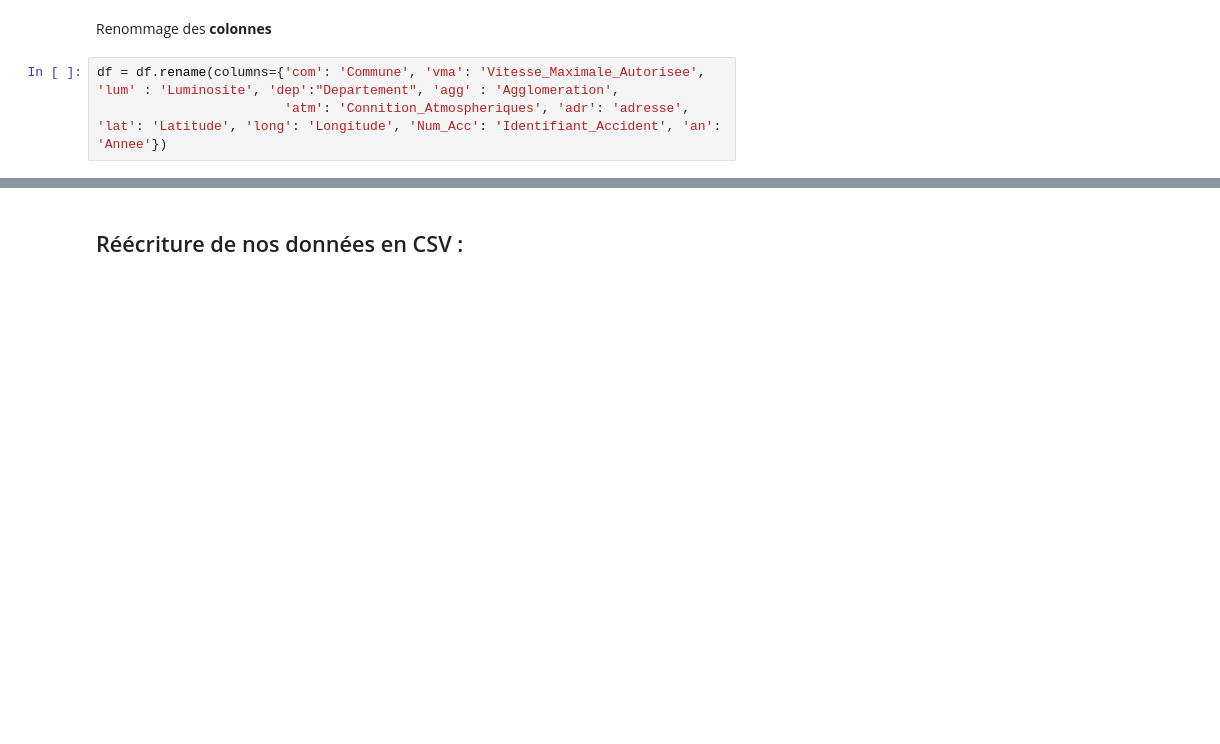
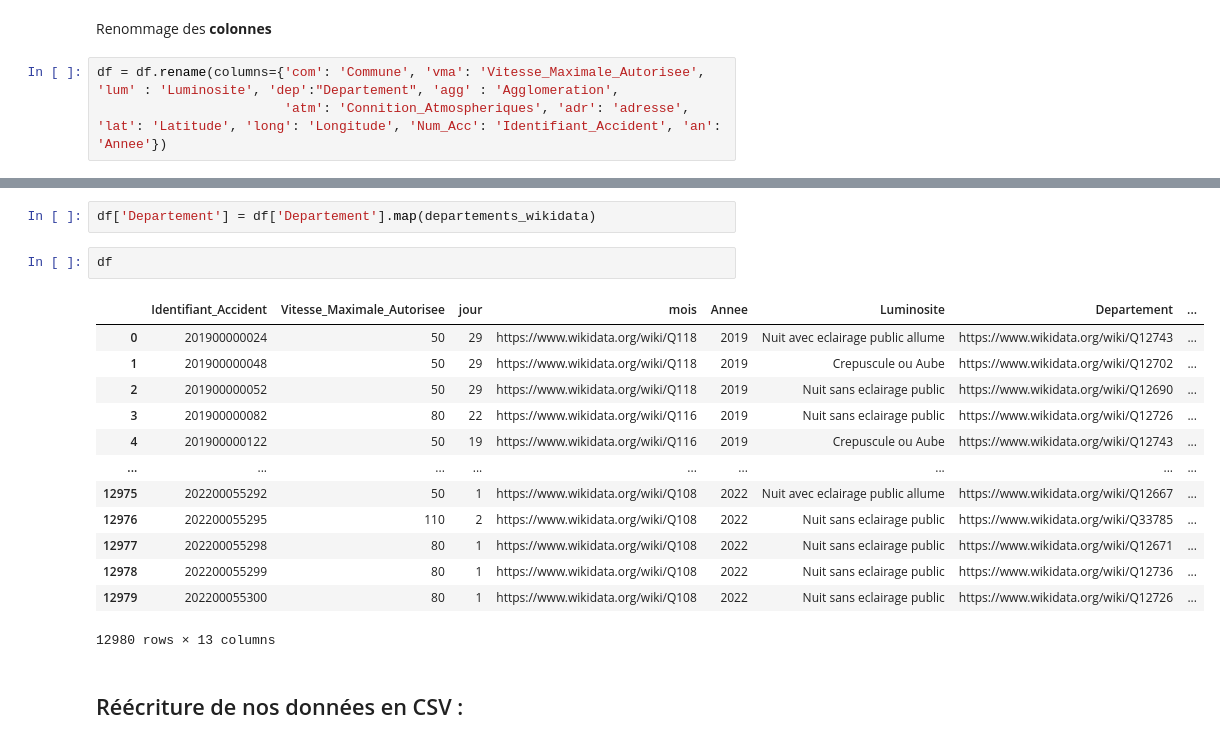
Before and after one commit to YannisCHUPIN/SemanticWebProject, a Jupyter notebook: PreparationDonnees.ipynb, the cells around one changed output, grey strips where cells are left out. Cells and saved outputs as stored; diff of their text form; blank space fills up the shorter version.

```diff
--- a/PreparationDonnees.ipynb
+++ b/PreparationDonnees.ipynb
@@ -164,3 +302,21 @@ df
+# %%
+df['Departement'] = df['Departement'].map(departements_wikidata)
+# %%
+df
+# %% [output]
+|  | Identifiant_Accident | Vitesse_Maximale_Autorisee | jour | mois | Annee | Luminosite | Departement | ... |
+| 0 | 201900000024 | 50 | 29 | https://www.wikidata.org/wiki/Q118 | 2019 | Nuit avec eclairage public allume | https://www.wikidata.org/wiki/Q12743 | ... |
+| 1 | 201900000048 | 50 | 29 | https://www.wikidata.org/wiki/Q118 | 2019 | Crepuscule ou Aube | https://www.wikidata.org/wiki/Q12702 | ... |
+| 2 | 201900000052 | 50 | 29 | https://www.wikidata.org/wiki/Q118 | 2019 | Nuit sans eclairage public | https://www.wikidata.org/wiki/Q12690 | ... |
+| 3 | 201900000082 | 80 | 22 | https://www.wikidata.org/wiki/Q116 | 2019 | Nuit sans eclairage public | https://www.wikidata.org/wiki/Q12726 | ... |
+| 4 | 201900000122 | 50 | 19 | https://www.wikidata.org/wiki/Q116 | 2019 | Crepuscule ou Aube | https://www.wikidata.org/wiki/Q12743 | ... |
+| ... | ... | ... | ... | ... | ... | ... | ... | ... |
+| 12975 | 202200055292 | 50 | 1 | https://www.wikidata.org/wiki/Q108 | 2022 | Nuit avec eclairage public allume | https://www.wikidata.org/wiki/Q12667 | ... |
+| 12976 | 202200055295 | 110 | 2 | https://www.wikidata.org/wiki/Q108 | 2022 | Nuit sans eclairage public | https://www.wikidata.org/wiki/Q33785 | ... |
+| 12977 | 202200055298 | 80 | 1 | https://www.wikidata.org/wiki/Q108 | 2022 | Nuit sans eclairage public | https://www.wikidata.org/wiki/Q12671 | ... |
+| 12978 | 202200055299 | 80 | 1 | https://www.wikidata.org/wiki/Q108 | 2022 | Nuit sans eclairage public | https://www.wikidata.org/wiki/Q12736 | ... |
+| 12979 | 202200055300 | 80 | 1 | https://www.wikidata.org/wiki/Q108 | 2022 | Nuit sans eclairage public | https://www.wikidata.org/wiki/Q12726 | ... |
+12980 rows × 13 columns
 # %% [markdown]
 ## Réécriture de nos données en CSV :
 # %%
```
Also changed, not shown: parts of 5 cells of this notebook, 2 other files.
